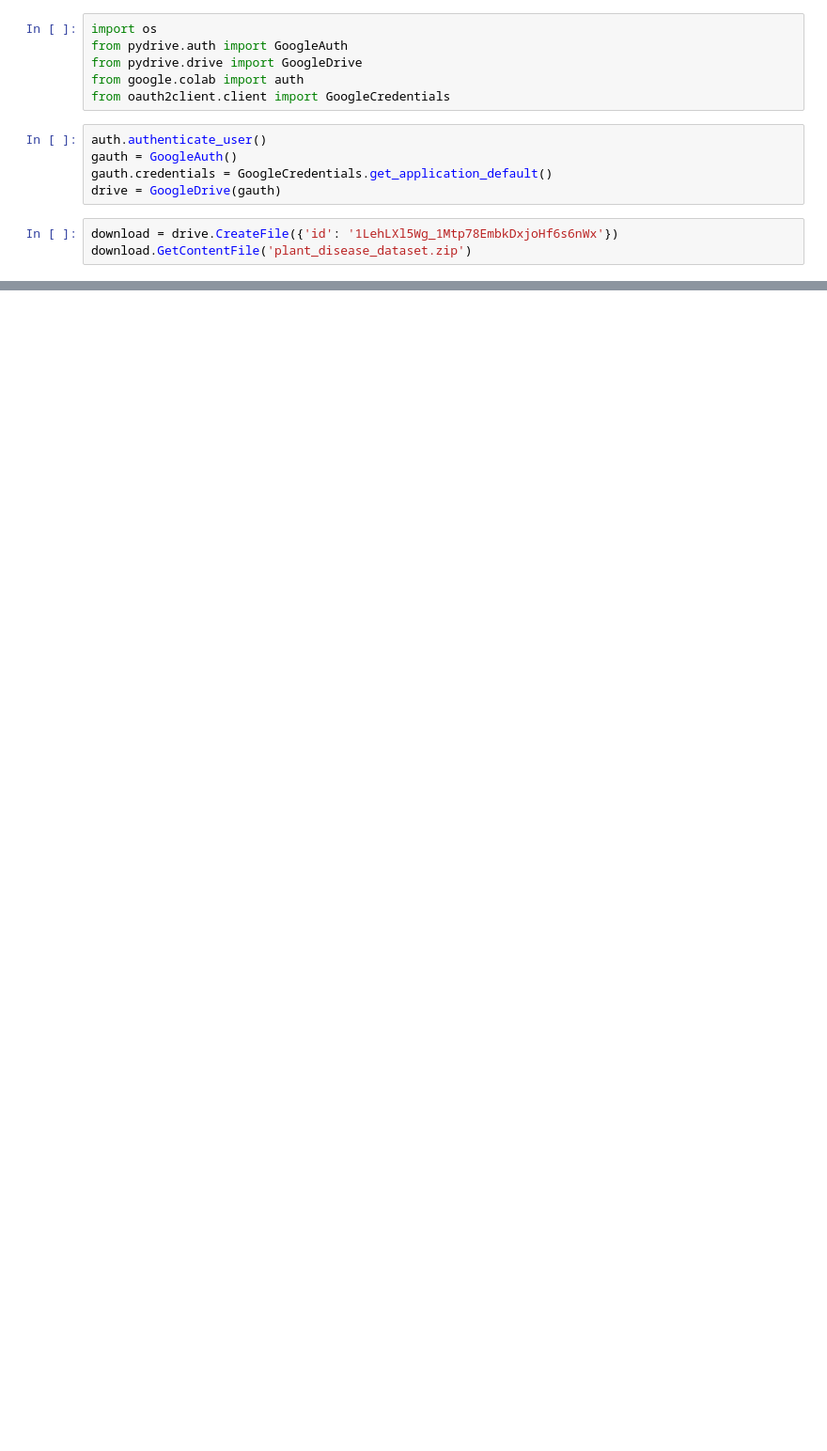
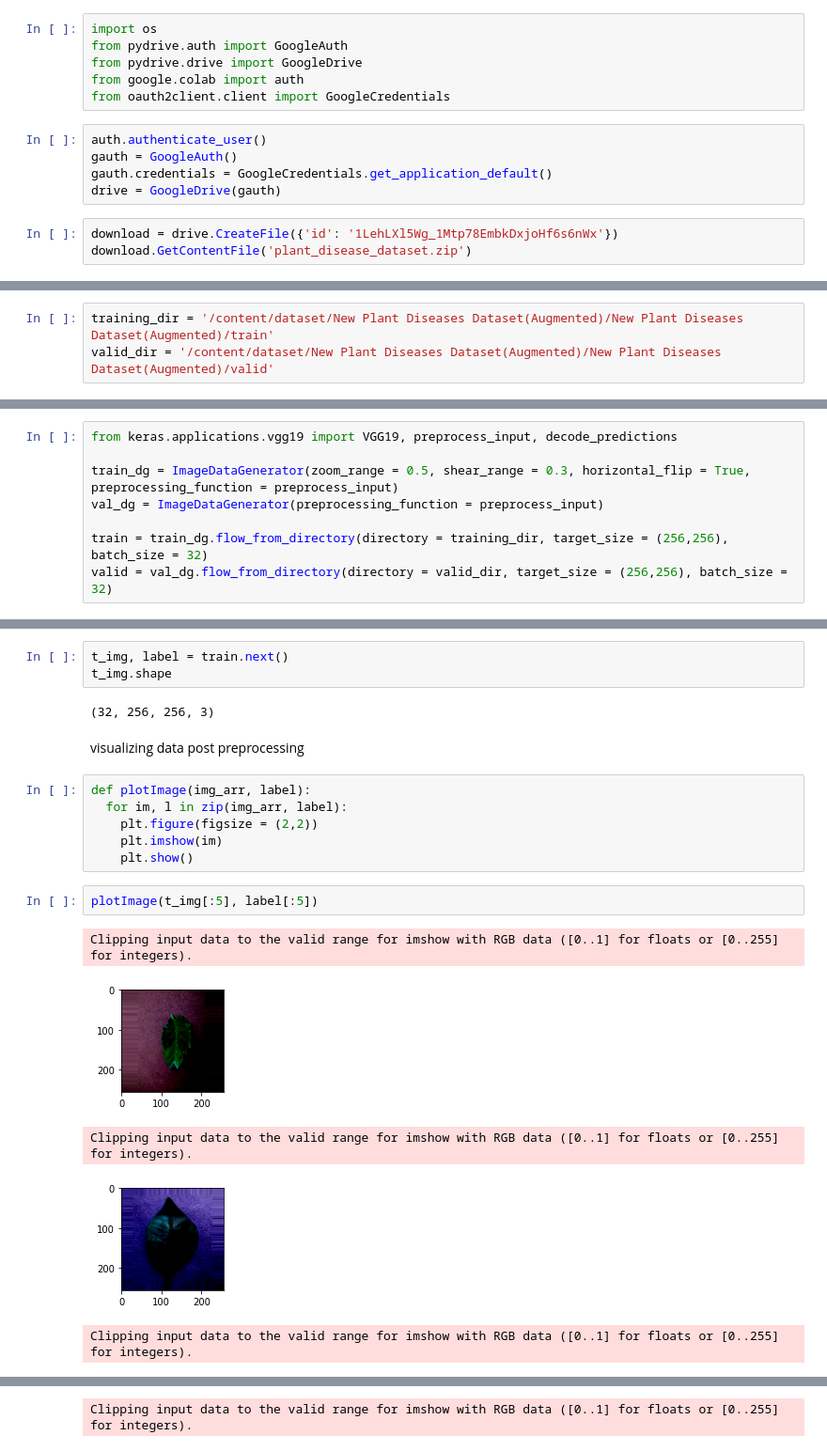
Before and after one commit to Roshni-Bala/Crop-Disease-Detection-NIC_AP, a Jupyter notebook: plant_diseases_identification.ipynb, the cells around one changed output, grey strips where cells are left out. Shown at 94% size. Cells and saved outputs as stored; diff of their text form; blank space fills up the shorter version.

```diff
--- a/plant_diseases_identification.ipynb
+++ b/plant_diseases_identification.ipynb
@@ -54,0 +59,3 @@ Streaming output truncated to the last 5000 lines.
+# %%
+training_dir = '/content/dataset/New Plant Diseases Dataset(Augmented)/New Plant Diseases Dataset(Augmented)/train'
+valid_dir = '/content/dataset/New Plant Diseases Dataset(Augmented)/New Plant Diseases Dataset(Augmented)/valid'
@@ -54,0 +97,8 @@ Streaming output truncated to the last 5000 lines.
+# %%
+from keras.applications.vgg19 import VGG19, preprocess_input, decode_predictions
+
+train_dg = ImageDataGenerator(zoom_range = 0.5, shear_range = 0.3, horizontal_flip = True, preprocessing_function = preprocess_input)
+val_dg = ImageDataGenerator(preprocessing_function = preprocess_input)
+
+train = train_dg.flow_from_directory(directory = training_dir, target_size = (256,256), batch_size = 32)
+valid = val_dg.flow_from_directory(directory = valid_dir, target_size = (256,256), batch_size = 32)
@@ -54,0 +108,21 @@ Streaming output truncated to the last 5000 lines.
+# %%
+t_img, label = train.next()
+t_img.shape
+# %% [output]
+(32, 256, 256, 3)
+# %% [markdown]
+visualizing data post preprocessing
+# %%
+def plotImage(img_arr, label):
+  for im, l in zip(img_arr, label):
+    plt.figure(figsize = (2,2))
+    plt.imshow(im)
+    plt.show()
+# %%
+plotImage(t_img[:5], label[:5])
+# %% [output]
+Clipping input data to the valid range for imshow with RGB data ([0..1] for floats or [0..255] for integers).
+[figure, added]
+Clipping input data to the valid range for imshow with RGB data ([0..1] for floats or [0..255] for integers).
+[figure, added]
+Clipping input data to the valid range for imshow with RGB data ([0..1] for floats or [0..255] for integers).
@@ -54,0 +130 @@ Streaming output truncated to the last 5000 lines.
+Clipping input data to the valid range for imshow with RGB data ([0..1] for floats or [0..255] for integers).
```
Also changed, not shown: parts of 30 cells of this notebook.
